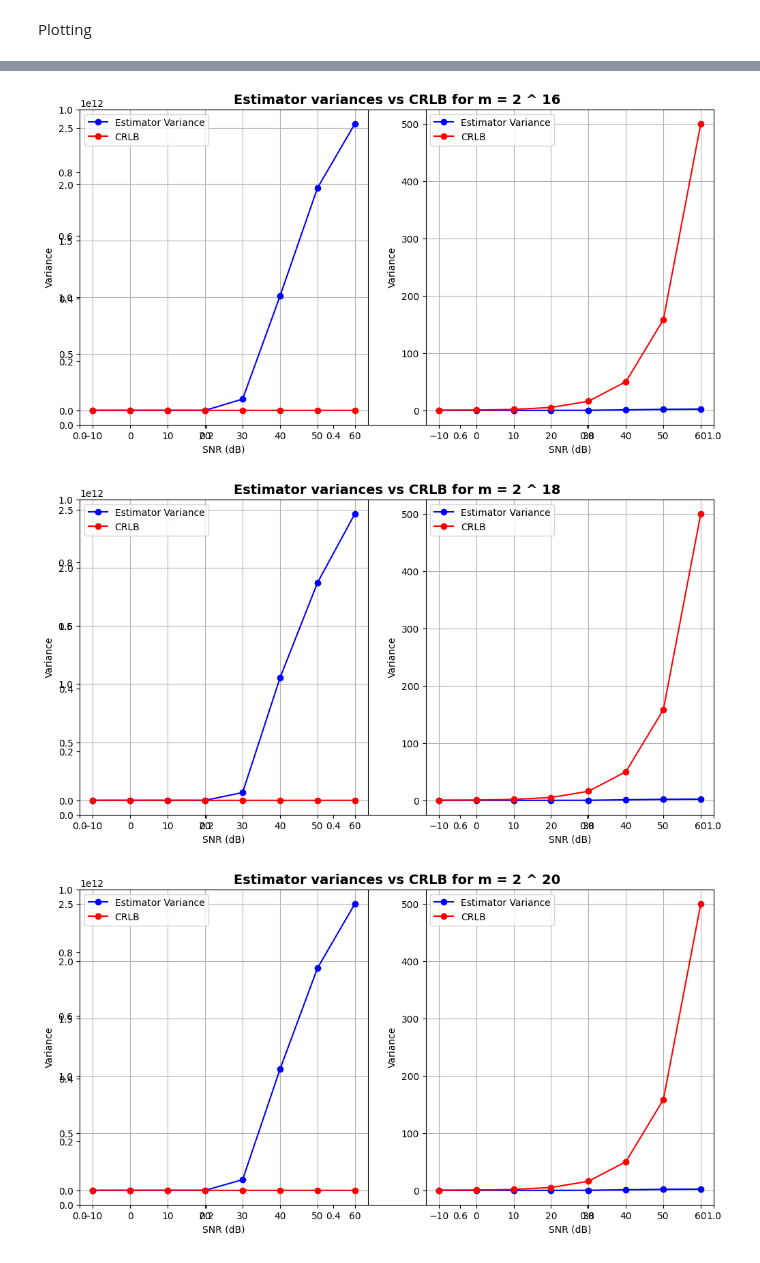
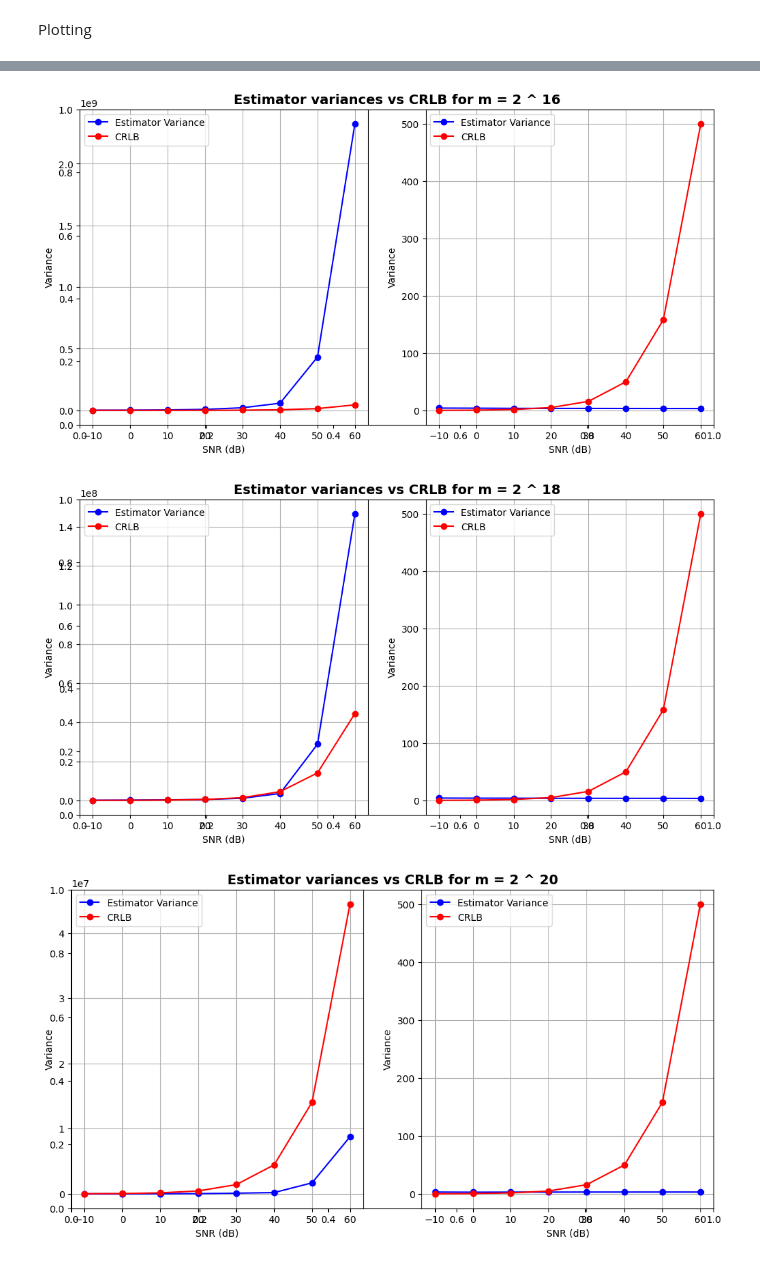
Before and after one commit to tobiaslerk/ProjectMLE, a Jupyter notebook: sim.ipynb, the cells around one changed output, grey strips where cells are left out. Cells and saved outputs as stored; diff of their text form; code cells hidden in the pictures.

Commit message:
Changed how one estimates the frequency with fft

```diff
--- a/sim.ipynb
+++ b/sim.ipynb
@@ -39,12 +39,11 @@ def X(t, standard_deviation):
 # %% [markdown]
 Get m from the fft
 # %%
-def Max_FFT(x, M):
+def Omega_estimate_fft(x, M):
     fft_x = np.fft.fft(x, M)
-    absolute_fft_x = np.abs(fft_x)
-    k  = np.argmax(absolute_fft_x)
-    max_omega = absolute_fft_x[k]
-    return max_omega
+    m  = np.argmax(fft_x)
+    omega_fft = 2 * np.pi * m / (M*T)
+    return omega_fft
 # %% [markdown]
 Estimate radial frequency
 # %%
@@ -53,19 +52,17 @@ def W_estimate(m, M):
 # %% [markdown]
 Estimate phase
 # %%
-def F(w_estimate, standard_deviation):
+def DTFT(w, X, M):
+    n = np.arange(M)
+    zero_padding = np.zeros(M - len(X))
+    X_padded = np.concatenate((X, zero_padding))
+    F_w = np.sum(X_padded * np.exp(-1j * w * n * T)) / M
+    return F_w
 
-    sum = 0
-    for n in range(n_0, n_0 + N, 1):
-        sum += X(n*T, standard_deviation) * np.exp(- 1j * w_estimate * n * T)
 
-    F = sum / N
+def Phi_estimate(w_estimate, X):
 
-    return F
-
-def Phi_estimate(w_estimate, standard_deviation):
-
-    phi_estimate = np.angle(np.exp(- 1j * w_estimate * n_0 * T) * F(w_estimate, standard_deviation))
+    phi_estimate = np.angle(np.exp(- 1j * w_estimate * n_0 * T) * F(w_estimate, X))
 
     return phi_estimate
 # %% [markdown]
@@ -138,7 +135,7 @@ def variance(values, mean_value):
 w_CRLB = W_CRLB(standard_deviation_list)
 phi_CRLB = Phi_CRLB(standard_deviation_list)
 
-num_estimations = 1000
+num_estimations = 100
 
 for m in m_values:
 
@@ -215,3 +212,3 @@ Variance in phase estimate for m = 2 ^ 20 and standard deviation = 22.3606797749
-[figure, old version]
+[figure, new version]
-[figure, old version]
+[figure, new version]
-[figure, old version]
+[figure, new version]
```
Also changed, not shown: parts of 2 cells of this notebook.
